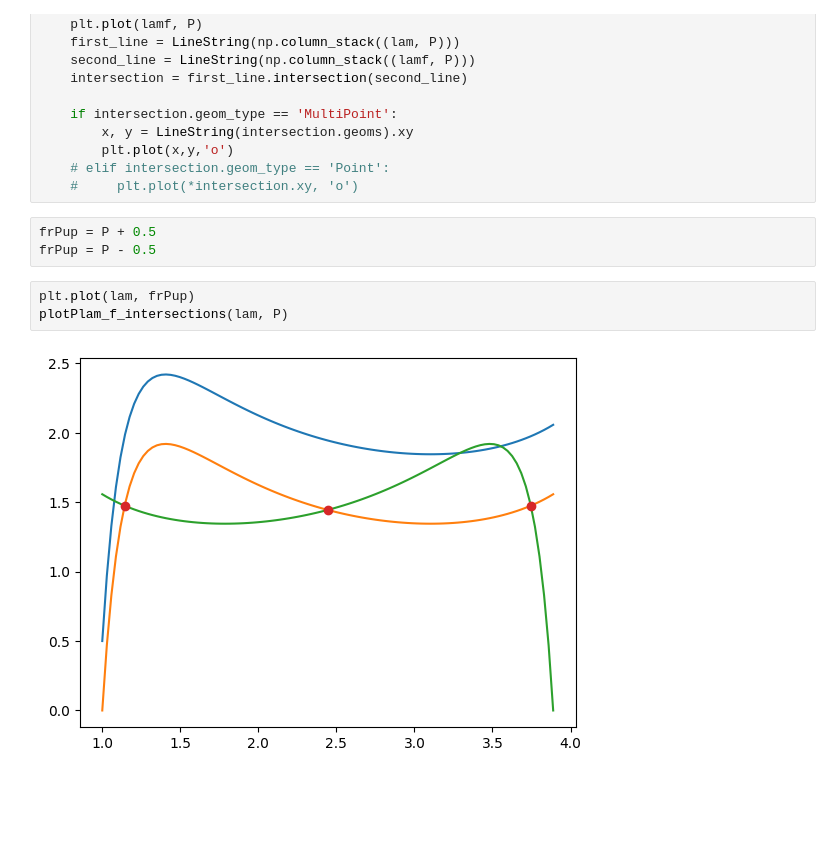
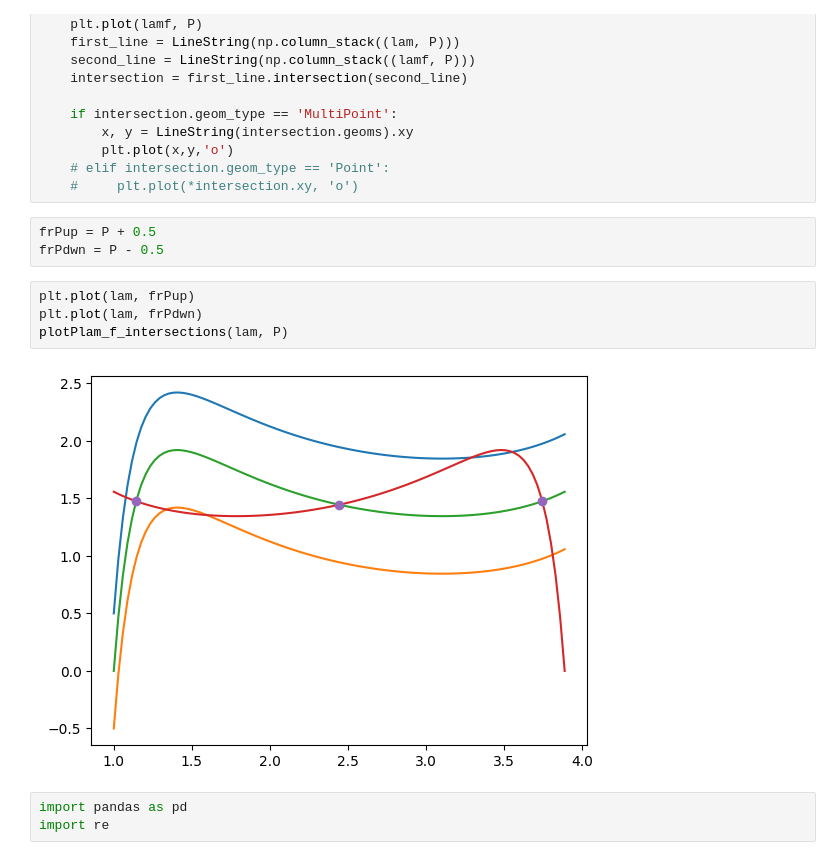
Before and after one commit to anwxwna/dismech-python-balloon, a Jupyter notebook: PVcurves.ipynb, the cells around one changed output. Saved outputs shown, nothing was run; the diff lists cells and outputs as text; blank space fills up the shorter version.

```diff
--- a/PVcurves.ipynb
+++ b/PVcurves.ipynb
@@ -37,9 +37,13 @@ def plotPlam_f_intersections(lam,P):
     #     plt.plot(*intersection.xy, 'o')
 # %%
 frPup = P + 0.5
-frPup = P - 0.5
+frPdwn = P - 0.5
 # %%
 plt.plot(lam, frPup)
+plt.plot(lam, frPdwn)
 plotPlam_f_intersections(lam, P)
 # %% [output]
-[figure, old version]
+[figure, new version]
+# %%
+import pandas as pd
+import re
```
Also changed, not shown: parts of 14 cells of this notebook.
